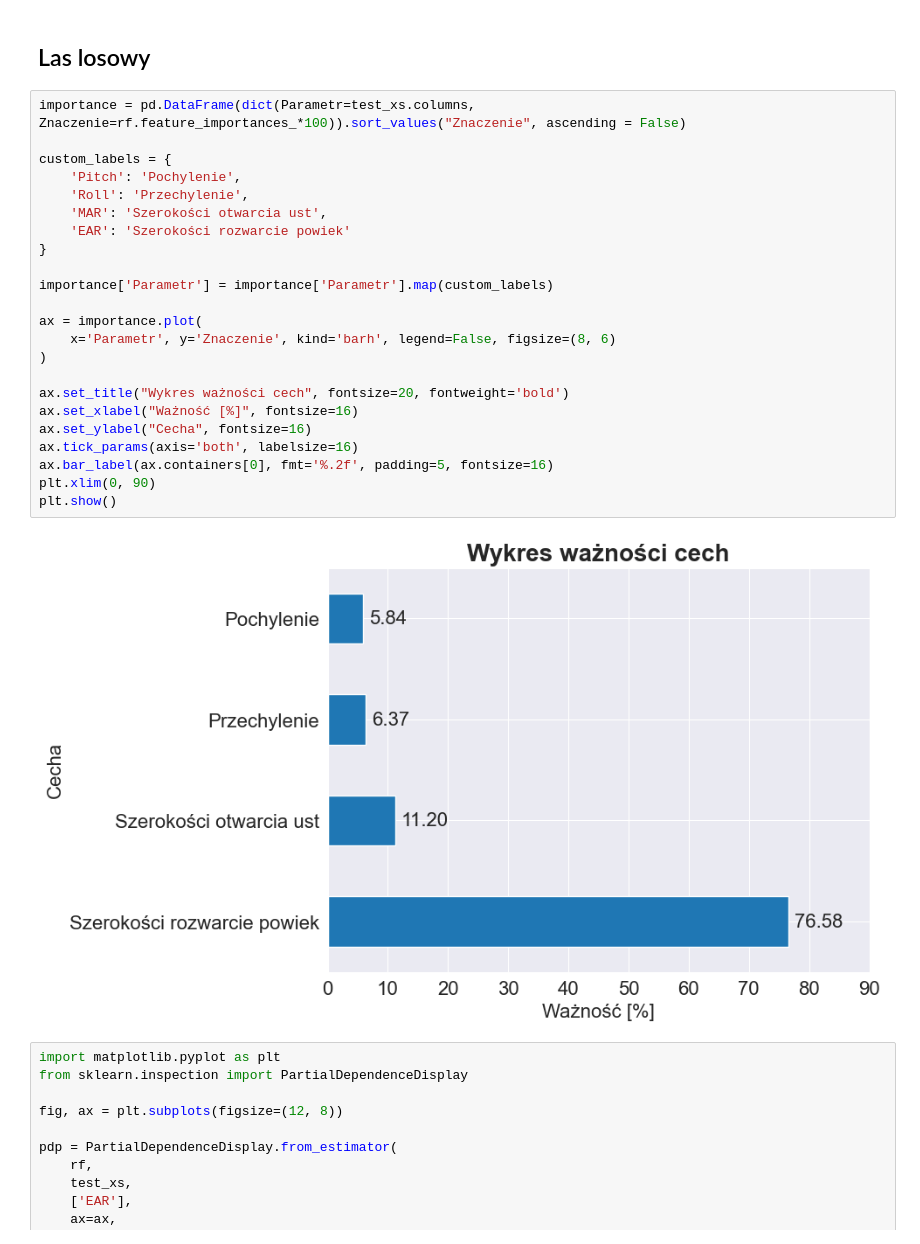
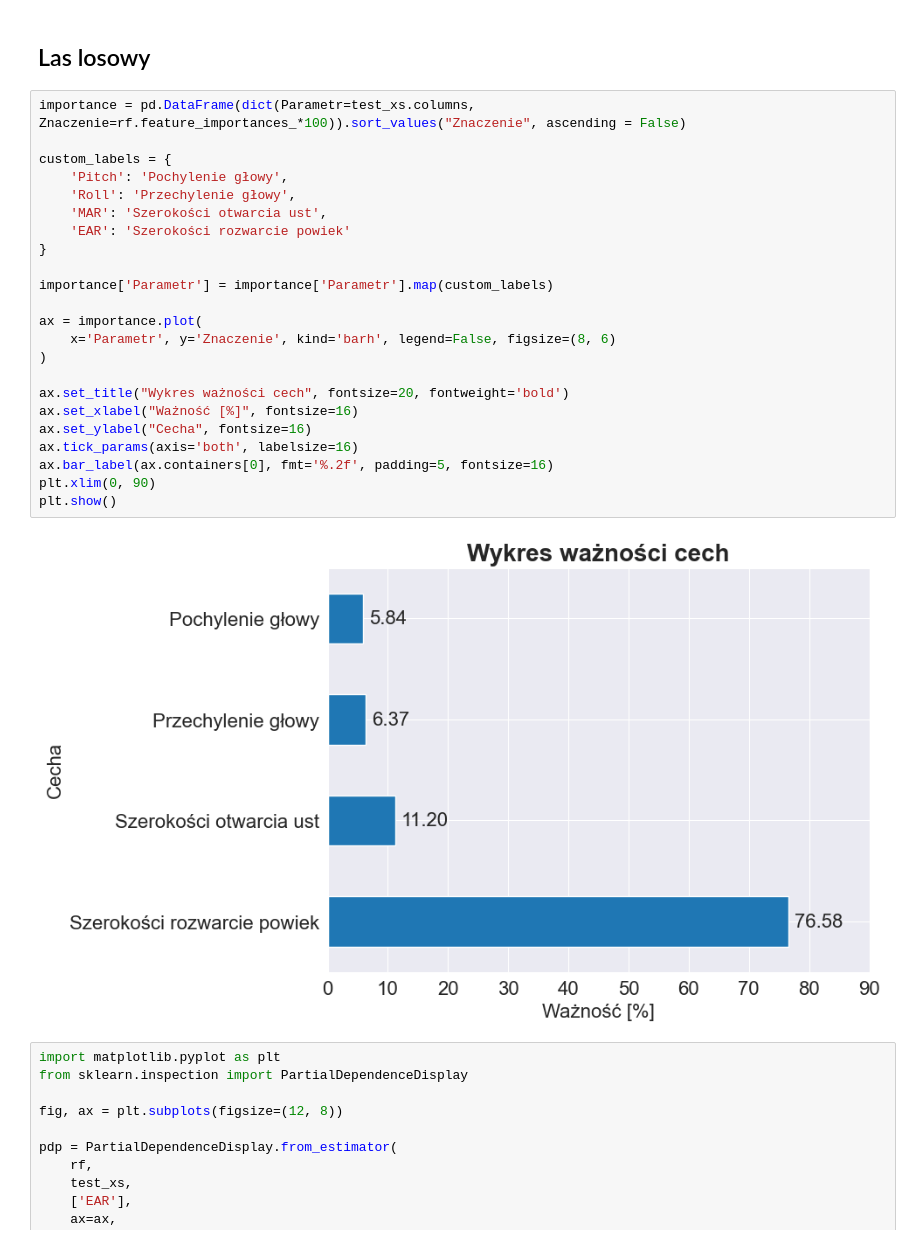
Before and after one commit to AdrianPanasiewicz/Drowsiness_detection_system, a Jupyter notebook: Workspace/Models/validating_on_test_dataset.ipynb, the cells around one changed output. Drawn from its saved outputs; the diff is of its cells as text.

```diff
--- a/Workspace/Models/validating_on_test_dataset.ipynb
+++ b/Workspace/Models/validating_on_test_dataset.ipynb
@@ -58,28 +58,28 @@ test_dl = nn.dls.test_dl(test_df)
 # %%
 importance = pd.DataFrame(dict(Parametr=test_xs.columns, Znaczenie=rf.feature_importances_*100)).sort_values("Znaczenie", ascending = False)
 
 custom_labels = {
-    'Pitch': 'Pochylenie',
-    'Roll': 'Przechylenie',
+    'Pitch': 'Pochylenie głowy',
+    'Roll': 'Przechylenie głowy',
     'MAR': 'Szerokości otwarcia ust',
     'EAR': 'Szerokości rozwarcie powiek'
 }
 
 importance['Parametr'] = importance['Parametr'].map(custom_labels)
 
 ax = importance.plot(
     x='Parametr', y='Znaczenie', kind='barh', legend=False, figsize=(8, 6)
 )
 
 ax.set_title("Wykres ważności cech", fontsize=20, fontweight='bold')
 ax.set_xlabel("Ważność [%]", fontsize=16)
 ax.set_ylabel("Cecha", fontsize=16)
 ax.tick_params(axis='both', labelsize=16)
 ax.bar_label(ax.containers[0], fmt='%.2f', padding=5, fontsize=16)
 plt.xlim(0, 90)
 plt.show()
 # %% [output]
-[figure, old version]
+[figure, new version]
 # %%
 import matplotlib.pyplot as plt
 from sklearn.inspection import PartialDependenceDisplay
```
Also changed, not shown: 1 other file.
